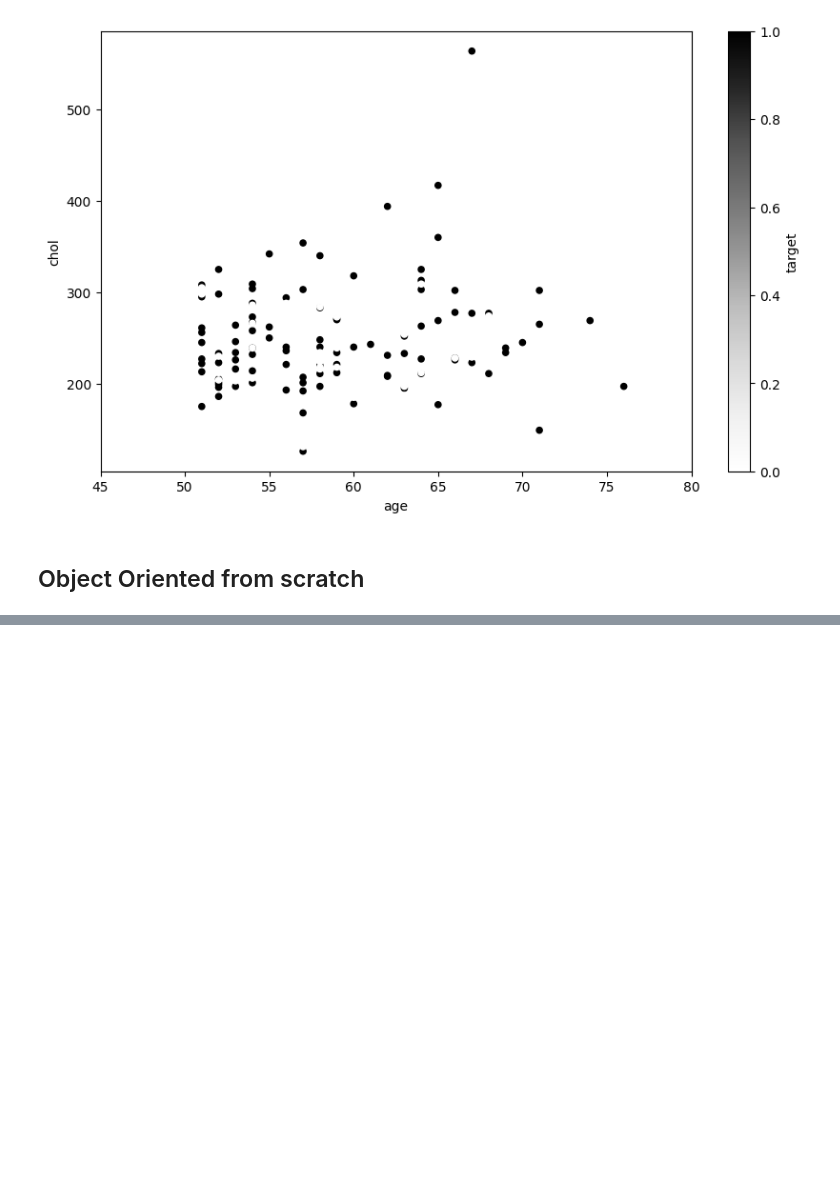
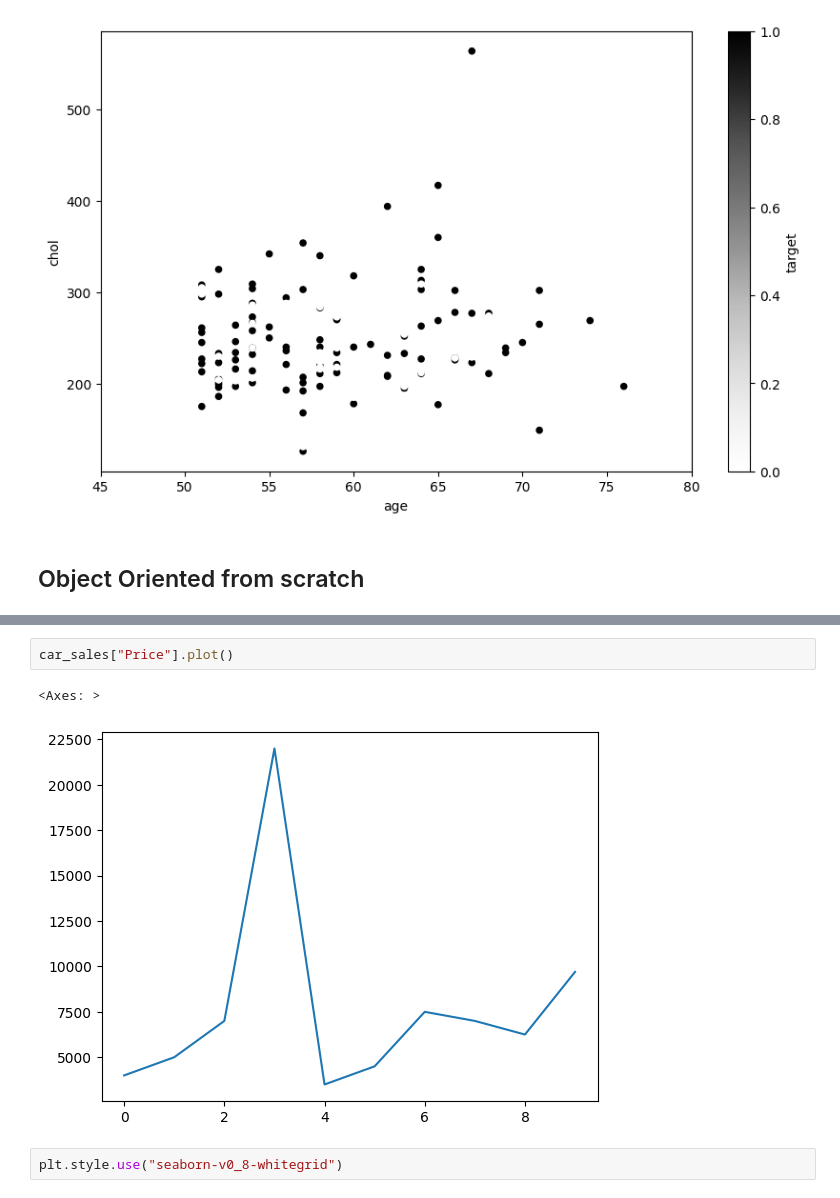
Before and after one commit to RASIUT/ML, a Jupyter notebook: MatplotLib.ipynb, the cells around one changed output, grey strips where cells are left out. Cells and saved outputs as stored; diff of their text form; blank space fills up the shorter version.

```diff
--- a/MatplotLib.ipynb
+++ b/MatplotLib.ipynb
@@ -489,0 +517,7 @@ plt.show()
+# %%
+car_sales["Price"].plot()
+# %% [output]
+<Axes: >
+[figure, added]
+# %%
+plt.style.use("seaborn-v0_8-whitegrid")
```
Also changed, not shown: parts of 14 cells of this notebook.
